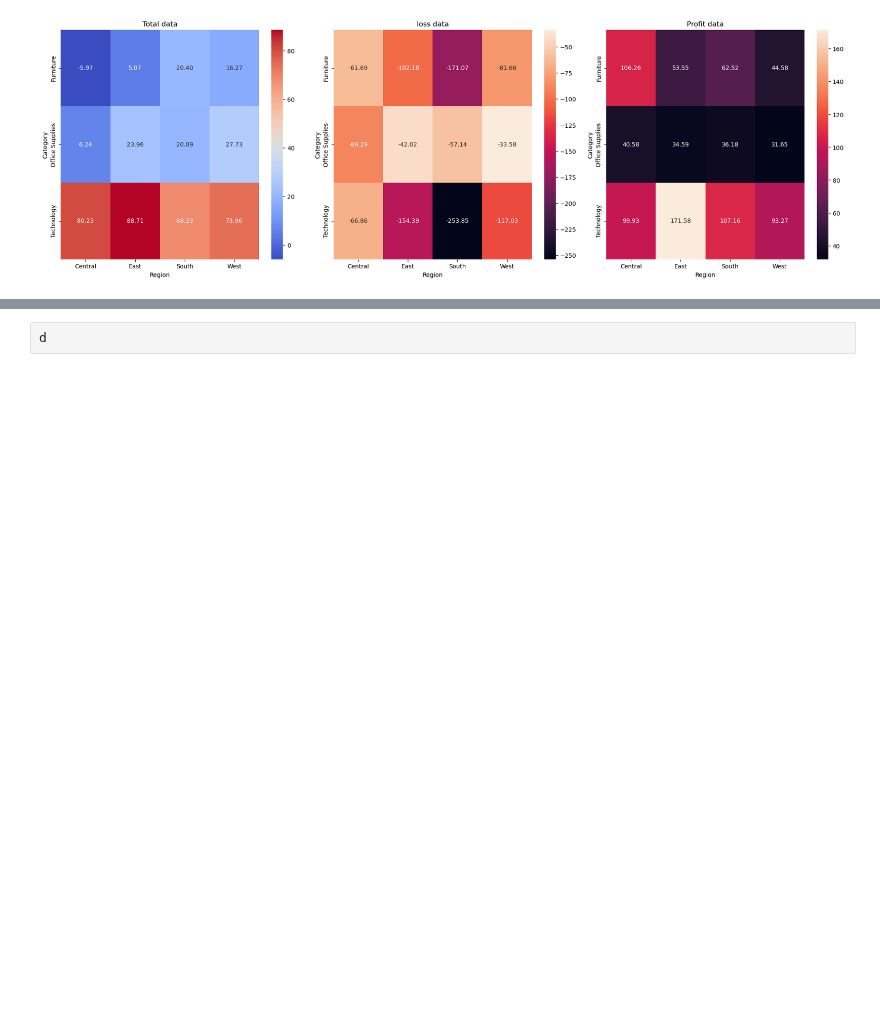
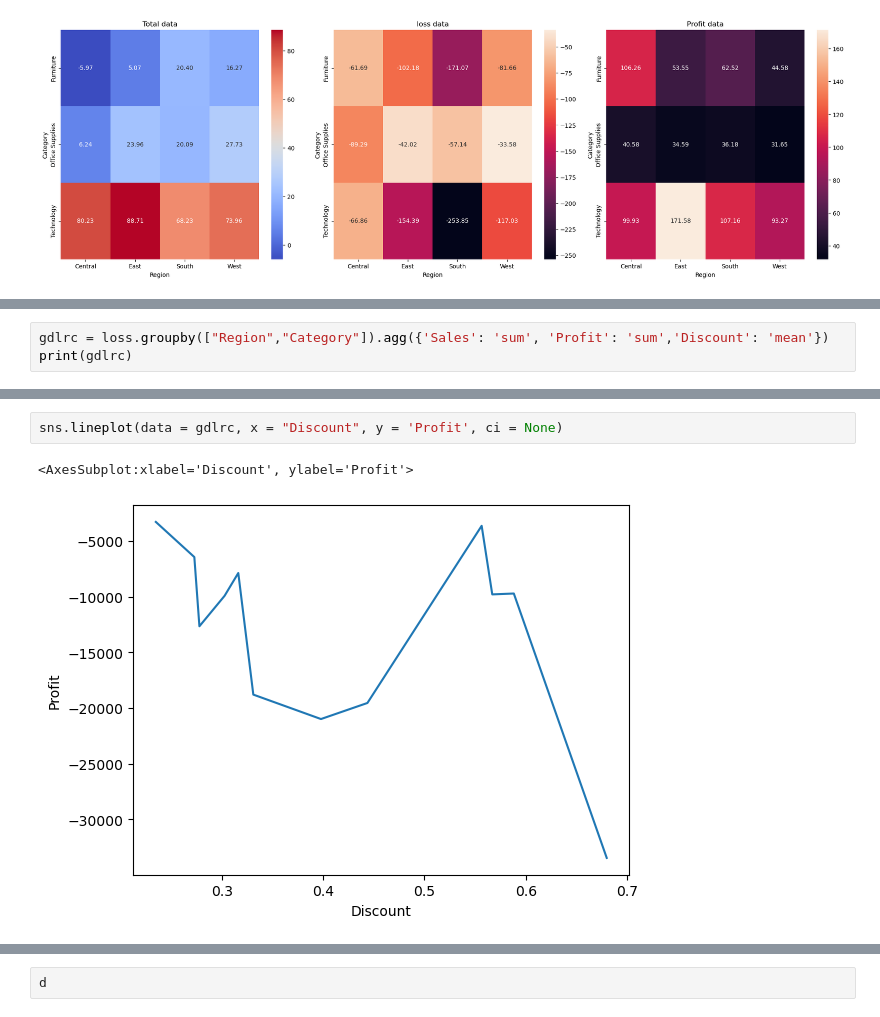
Before and after one commit to gokulrajar15/Data-visualization-python-library, a Jupyter notebook: Superstore project.ipynb, the cells around one changed output, grey strips where cells are left out. Cells and saved outputs as stored; diff of their text form; blank space fills up the shorter version.

```diff
--- a/Superstore project.ipynb
+++ b/Superstore project.ipynb
@@ -287,0 +380,3 @@ sns.violinplot(data = d, x= 'Category',y = 'Profit', hue = "Ship Mode")
+# %%
+gdlrc = loss.groupby(["Region","Category"]).agg({'Sales': 'sum', 'Profit': 'sum','Discount': 'mean'})
+print(gdlrc)
@@ -287,0 +398,5 @@ sns.violinplot(data = d, x= 'Category',y = 'Profit', hue = "Ship Mode")
+# %%
+sns.lineplot(data = gdlrc, x = "Discount", y = 'Profit', ci = None)
+# %% [output]
+<AxesSubplot:xlabel='Discount', ylabel='Profit'>
+[figure, added]
```
Also changed, not shown: parts of 15 cells of this notebook.
